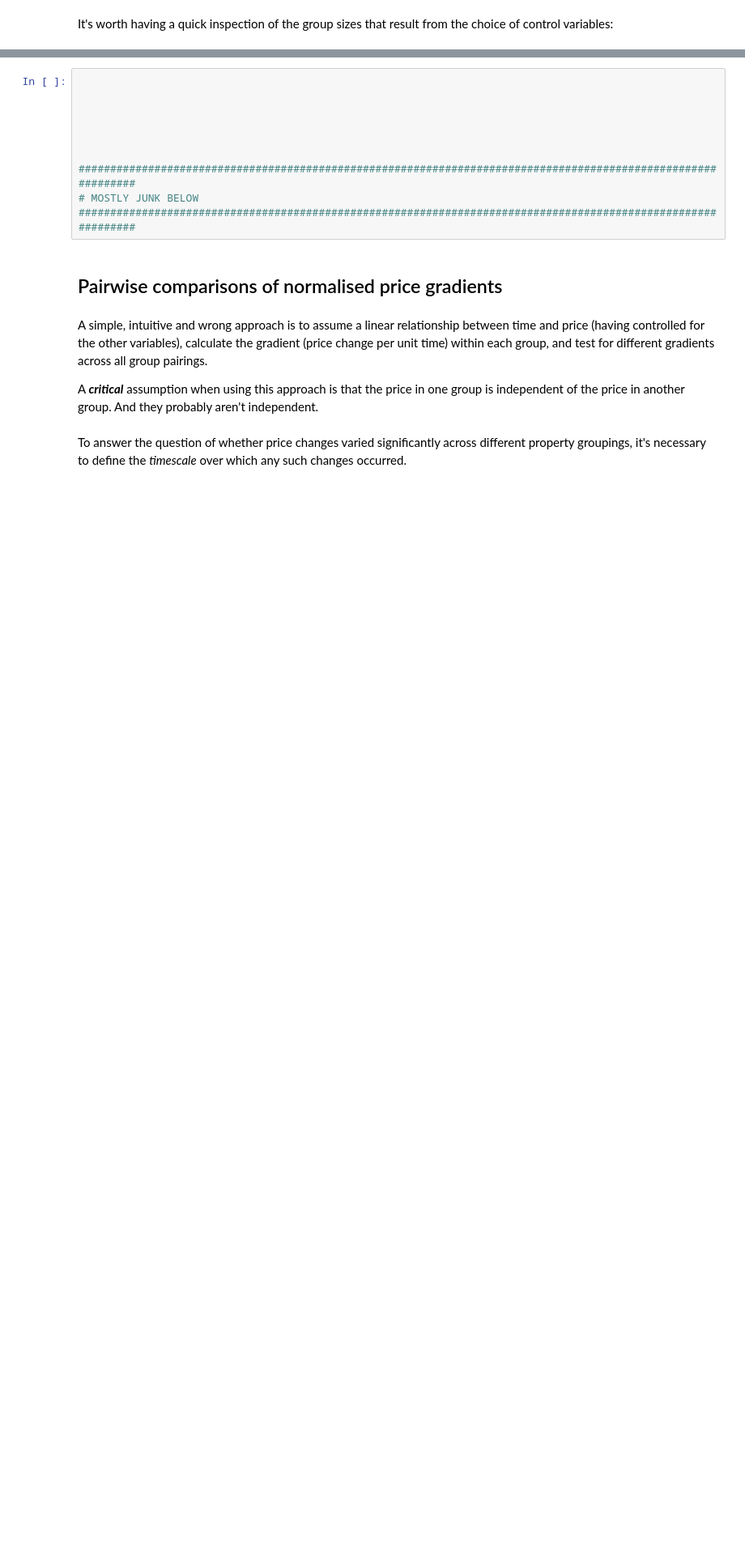
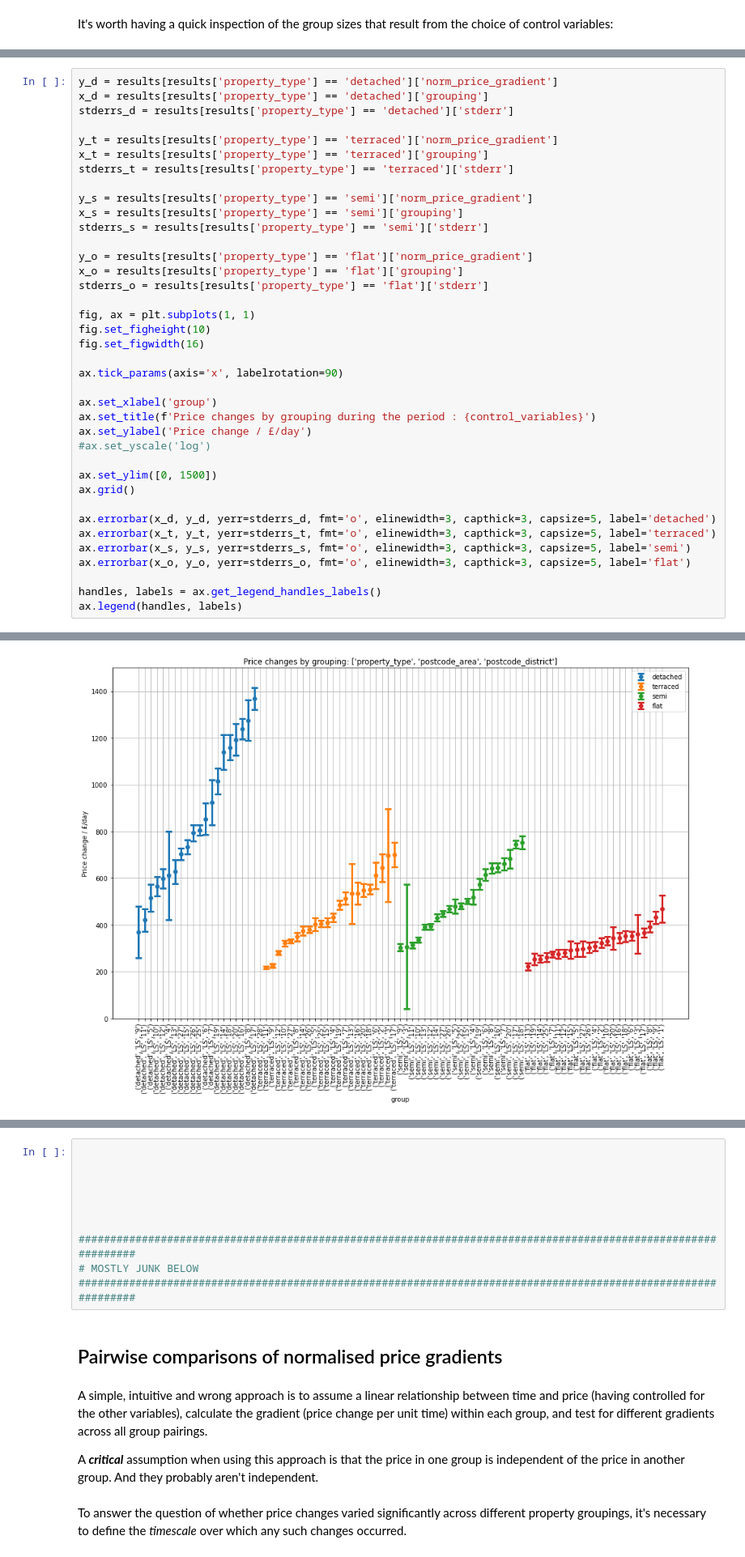
Before and after one commit to teerev/housing, a Jupyter notebook: price_explorer.ipynb, the cells around one changed output, grey strips where cells are left out. Shown at 81% size. Cells and saved outputs as stored; diff of their text form; blank space fills up the shorter version.

```diff
--- a/price_explorer.ipynb
+++ b/price_explorer.ipynb
@@ -470,0 +481,39 @@ results = results.sort_values(by='norm_price_gradient')
+# %%
+y_d = results[results['property_type'] == 'detached']['norm_price_gradient']
+x_d = results[results['property_type'] == 'detached']['grouping']
+stderrs_d = results[results['property_type'] == 'detached']['stderr']
+
+y_t = results[results['property_type'] == 'terraced']['norm_price_gradient']
+x_t = results[results['property_type'] == 'terraced']['grouping']
+stderrs_t = results[results['property_type'] == 'terraced']['stderr']
+
+y_s = results[results['property_type'] == 'semi']['norm_price_gradient']
+x_s = results[results['property_type'] == 'semi']['grouping']
+stderrs_s = results[results['property_type'] == 'semi']['stderr']
+
+y_o = results[results['property_type'] == 'flat']['norm_price_gradient']
+x_o = results[results['property_type'] == 'flat']['grouping']
+stderrs_o = results[results['property_type'] == 'flat']['stderr']
+
+fig, ax = plt.subplots(1, 1)
+fig.set_figheight(10)
+fig.set_figwidth(16)
+
+ax.tick_params(axis='x', labelrotation=90)
+
+ax.set_xlabel('group')
+ax.set_title(f'Price changes by grouping during the period : {control_variables}')
+ax.set_ylabel('Price change / £/day')
+#ax.set_yscale('log')
+
+ax.set_ylim([0, 1500])
+ax.grid()
+
+ax.errorbar(x_d, y_d, yerr=stderrs_d, fmt='o', elinewidth=3, capthick=3, capsize=5, label='detached')
+ax.errorbar(x_t, y_t, yerr=stderrs_t, fmt='o', elinewidth=3, capthick=3, capsize=5, label='terraced')
+ax.errorbar(x_s, y_s, yerr=stderrs_s, fmt='o', elinewidth=3, capthick=3, capsize=5, label='semi')
+ax.errorbar(x_o, y_o, yerr=stderrs_o, fmt='o', elinewidth=3, capthick=3, capsize=5, label='flat')
+
+handles, labels = ax.get_legend_handles_labels()
+ax.legend(handles, labels)
+# %% [output]
@@ -471 +521,2 @@ results = results.sort_values(by='norm_price_gradient')
+[figure, added]
 # %%
```
Also changed, not shown: parts of 12 cells of this notebook.
